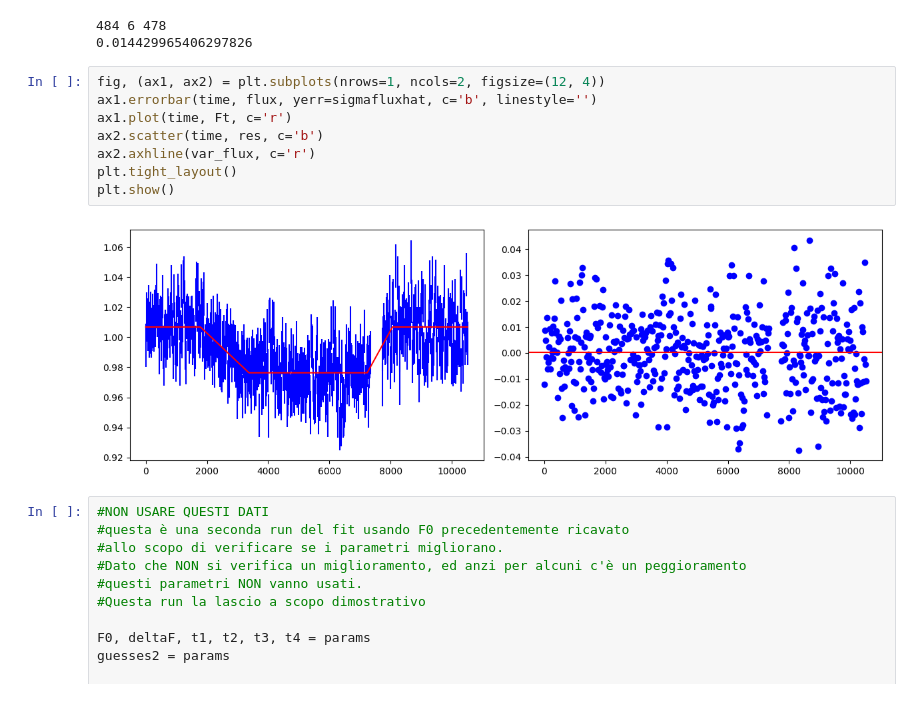
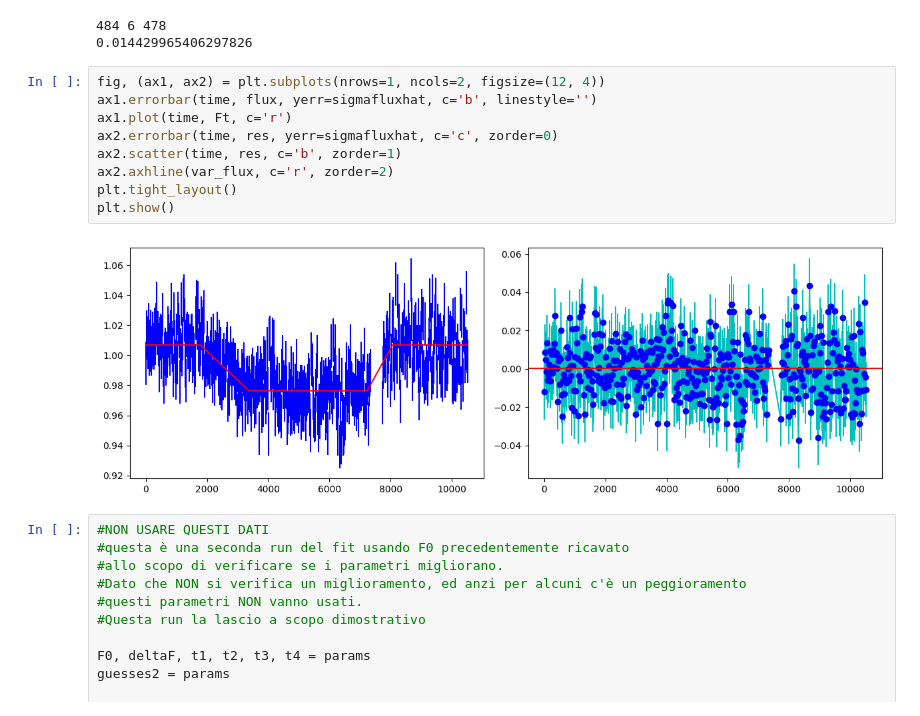
Before and after one commit to RickQuintaluce/asds_remote, a Jupyter notebook: Progetto_ASDS.ipynb, the cells around one changed output. Cells and saved outputs as stored; diff of their text form.

```diff
--- a/Progetto_ASDS.ipynb
+++ b/Progetto_ASDS.ipynb
@@ -283,13 +283,14 @@ print(sigmafluxhat)
 # %%
 fig, (ax1, ax2) = plt.subplots(nrows=1, ncols=2, figsize=(12, 4))
 ax1.errorbar(time, flux, yerr=sigmafluxhat, c='b', linestyle='')
 ax1.plot(time, Ft, c='r')
-ax2.scatter(time, res, c='b')
-ax2.axhline(var_flux, c='r')
+ax2.errorbar(time, res, yerr=sigmafluxhat, c='c', zorder=0)
+ax2.scatter(time, res, c='b', zorder=1)
+ax2.axhline(var_flux, c='r', zorder=2)
 plt.tight_layout()
 plt.show()
 # %% [output]
-[figure, old version]
+[figure, new version]
 # %%
 #NON USARE QUESTI DATI
 #questa è una seconda run del fit usando F0 precedentemente ricavato
```
